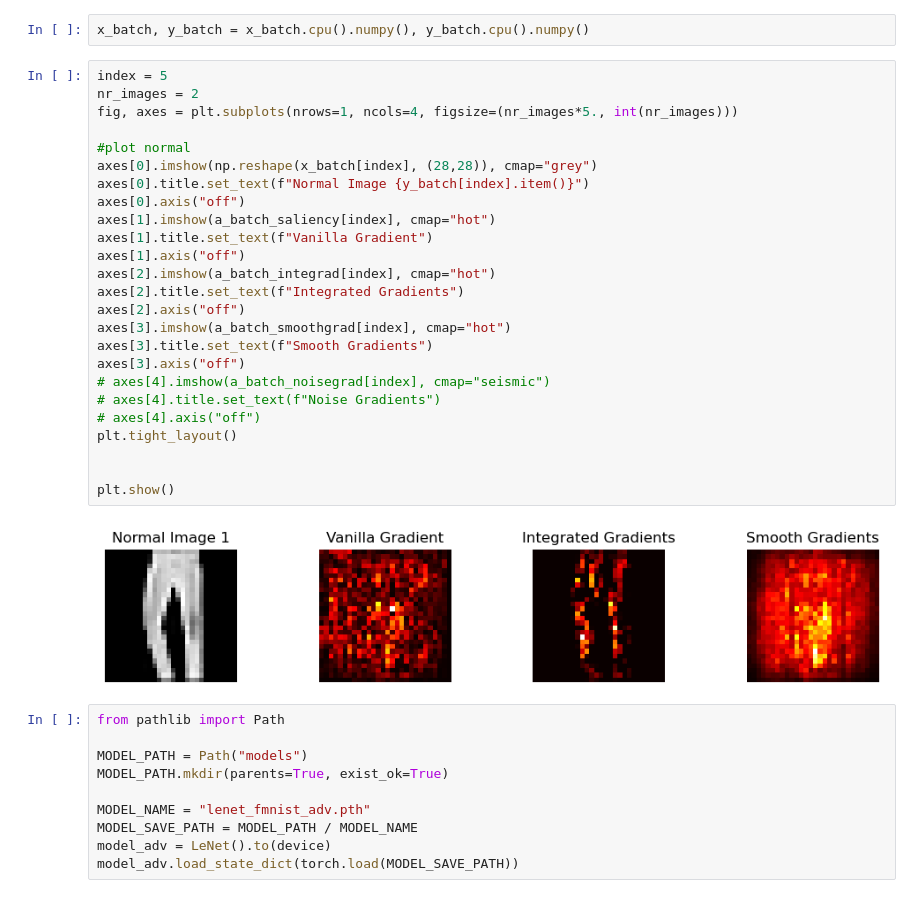
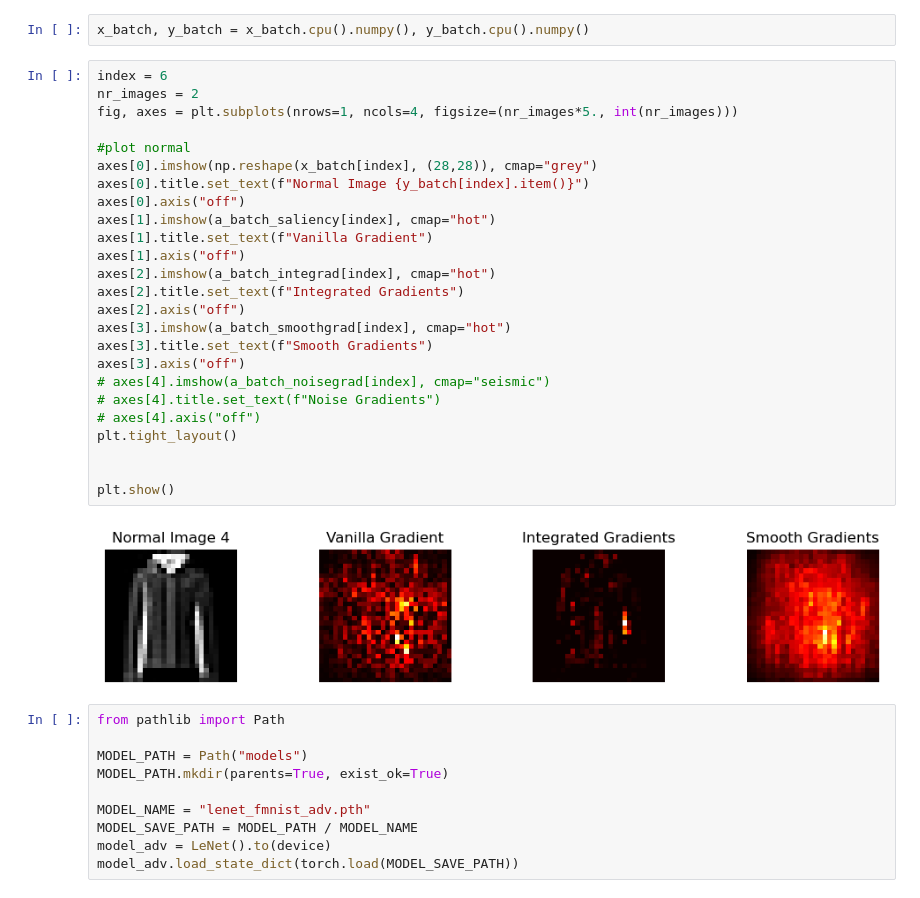
Before and after one commit to sanishsuwal7/ExplainableAI, a Jupyter notebook: lenet_saliency.ipynb, the cells around one changed output. Saved outputs shown, nothing was run; the diff lists cells and outputs as text.

```diff
--- a/lenet_saliency.ipynb
+++ b/lenet_saliency.ipynb
@@ -107,32 +107,32 @@ a_batch_smoothgrad = NoiseTunnel(saliency).attribute(inputs = x_batch, target =
 # %%
 x_batch, y_batch = x_batch.cpu().numpy(), y_batch.cpu().numpy()
 # %%
-index = 5
+index = 6
 nr_images = 2
 fig, axes = plt.subplots(nrows=1, ncols=4, figsize=(nr_images*5., int(nr_images)))
 
 #plot normal
 axes[0].imshow(np.reshape(x_batch[index], (28,28)), cmap="grey")
 axes[0].title.set_text(f"Normal Image {y_batch[index].item()}")
 axes[0].axis("off")
 axes[1].imshow(a_batch_saliency[index], cmap="hot")
 axes[1].title.set_text(f"Vanilla Gradient")
 axes[1].axis("off")
 axes[2].imshow(a_batch_integrad[index], cmap="hot")
 axes[2].title.set_text(f"Integrated Gradients")
 axes[2].axis("off")
 axes[3].imshow(a_batch_smoothgrad[index], cmap="hot")
 axes[3].title.set_text(f"Smooth Gradients")
 axes[3].axis("off")
 # axes[4].imshow(a_batch_noisegrad[index], cmap="seismic")
 # axes[4].title.set_text(f"Noise Gradients")
 # axes[4].axis("off")
 plt.tight_layout()
 
 
 plt.show()
 # %% [output]
-[figure, old version]
+[figure, new version]
 # %%
 from pathlib import Path
 
```
Also changed, not shown: parts of 7 cells of this notebook.
